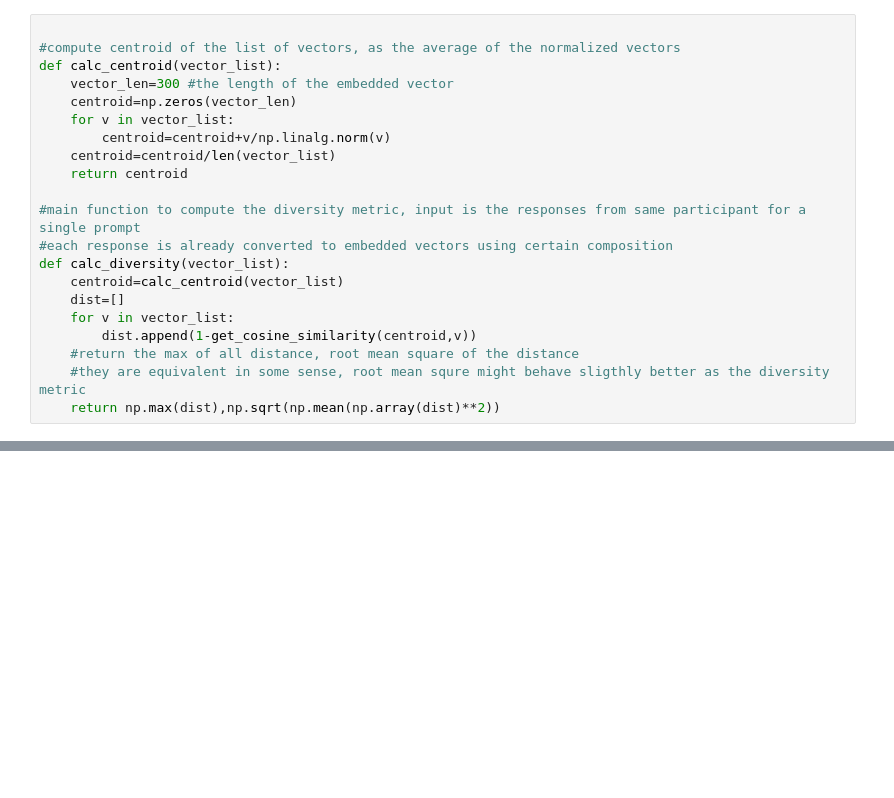
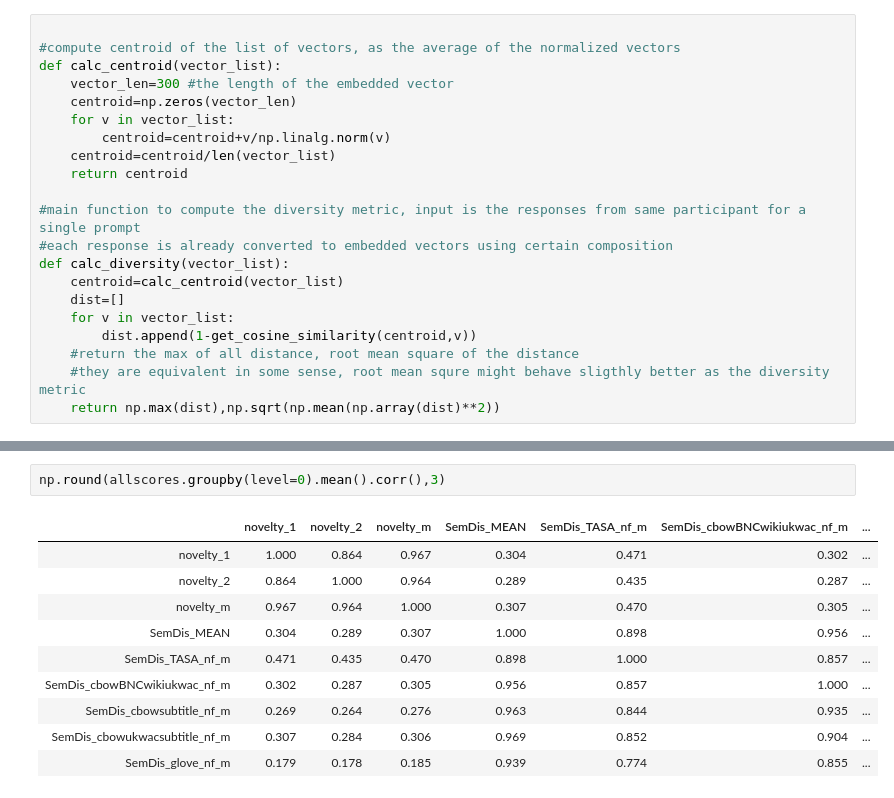
Before and after one commit to DijunQuant/AUT-Scoring, a Jupyter notebook: scripts/Sandbox.ipynb, the cells around one changed output, grey strips where cells are left out. Drawn from its saved outputs; the diff is of its cells as text; blank space fills up the shorter version.

```diff
--- a/scripts/Sandbox.ipynb
+++ b/scripts/Sandbox.ipynb
@@ -123,0 +324,13 @@ def calc_diversity(vector_list):
+# %%
+np.round(allscores.groupby(level=0).mean().corr(),3)
+# %% [output]
+|  | novelty_1 | novelty_2 | novelty_m | SemDis_MEAN | SemDis_TASA_nf_m | SemDis_cbowBNCwikiukwac_nf_m | ... |
+| novelty_1 | 1.000 | 0.864 | 0.967 | 0.304 | 0.471 | 0.302 | ... |
+| novelty_2 | 0.864 | 1.000 | 0.964 | 0.289 | 0.435 | 0.287 | ... |
+| novelty_m | 0.967 | 0.964 | 1.000 | 0.307 | 0.470 | 0.305 | ... |
+| SemDis_MEAN | 0.304 | 0.289 | 0.307 | 1.000 | 0.898 | 0.956 | ... |
+| SemDis_TASA_nf_m | 0.471 | 0.435 | 0.470 | 0.898 | 1.000 | 0.857 | ... |
+| SemDis_cbowBNCwikiukwac_nf_m | 0.302 | 0.287 | 0.305 | 0.956 | 0.857 | 1.000 | ... |
+| SemDis_cbowsubtitle_nf_m | 0.269 | 0.264 | 0.276 | 0.963 | 0.844 | 0.935 | ... |
+| SemDis_cbowukwacsubtitle_nf_m | 0.307 | 0.284 | 0.306 | 0.969 | 0.852 | 0.904 | ... |
+| SemDis_glove_nf_m | 0.179 | 0.178 | 0.185 | 0.939 | 0.774 | 0.855 | ... |
```
Also changed, not shown: parts of 25 cells of this notebook.
